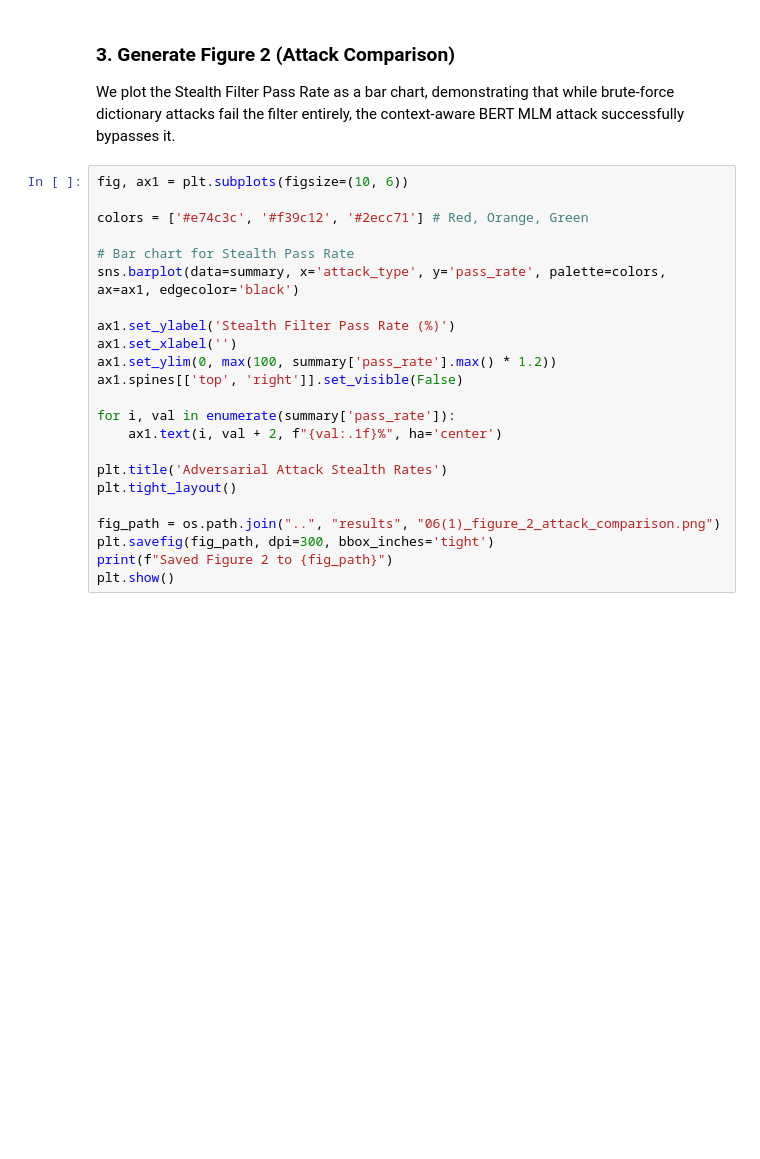
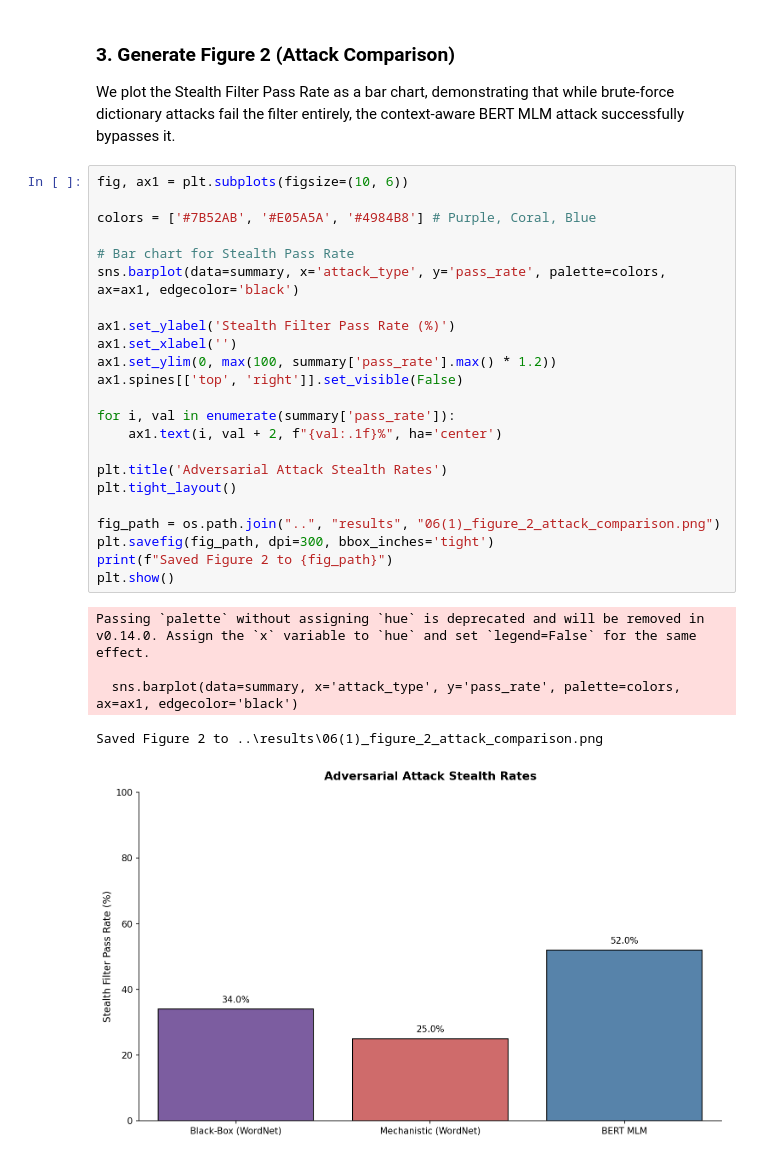
Before and after one commit to sakshi-kadian/sage, a Jupyter notebook: notebooks/06_attack_results.ipynb, the cells around one changed output. Cells and saved outputs as stored; diff of their text form; blank space fills up the shorter version.

Commit message:
analysis: expand attack evaluation to 100 samples and regenerate Figure 2

```diff
--- a/notebooks/06_attack_results.ipynb
+++ b/notebooks/06_attack_results.ipynb
@@ -58,26 +72,32 @@ We plot the Stealth Filter Pass Rate as a bar chart, demonstrating that while br
 # %%
 fig, ax1 = plt.subplots(figsize=(10, 6))
 
-colors = ['#e74c3c', '#f39c12', '#2ecc71'] # Red, Orange, Green
+colors = ['#7B52AB', '#E05A5A', '#4984B8'] # Purple, Coral, Blue
 
 # Bar chart for Stealth Pass Rate
 sns.barplot(data=summary, x='attack_type', y='pass_rate', palette=colors, ax=ax1, edgecolor='black')
 
 ax1.set_ylabel('Stealth Filter Pass Rate (%)')
 ax1.set_xlabel('')
 ax1.set_ylim(0, max(100, summary['pass_rate'].max() * 1.2))
 ax1.spines[['top', 'right']].set_visible(False)
 
 for i, val in enumerate(summary['pass_rate']):
     ax1.text(i, val + 2, f"{val:.1f}%", ha='center')
 
 plt.title('Adversarial Attack Stealth Rates')
 plt.tight_layout()
 
 fig_path = os.path.join("..", "results", "06(1)_figure_2_attack_comparison.png")
 plt.savefig(fig_path, dpi=300, bbox_inches='tight')
 print(f"Saved Figure 2 to {fig_path}")
 plt.show()
+# %% [output]
+Passing `palette` without assigning `hue` is deprecated and will be removed in v0.14.0. Assign the `x` variable to `hue` and set `legend=False` for the same effect.
+
+  sns.barplot(data=summary, x='attack_type', y='pass_rate', palette=colors, ax=ax1, edgecolor='black')
+Saved Figure 2 to ..\results\06(1)_figure_2_attack_comparison.png
+[figure, added]
 # %% [markdown]
 ### 4. Interpretation
 
```
Also changed, not shown: parts of 4 cells of this notebook, 3 other files.
